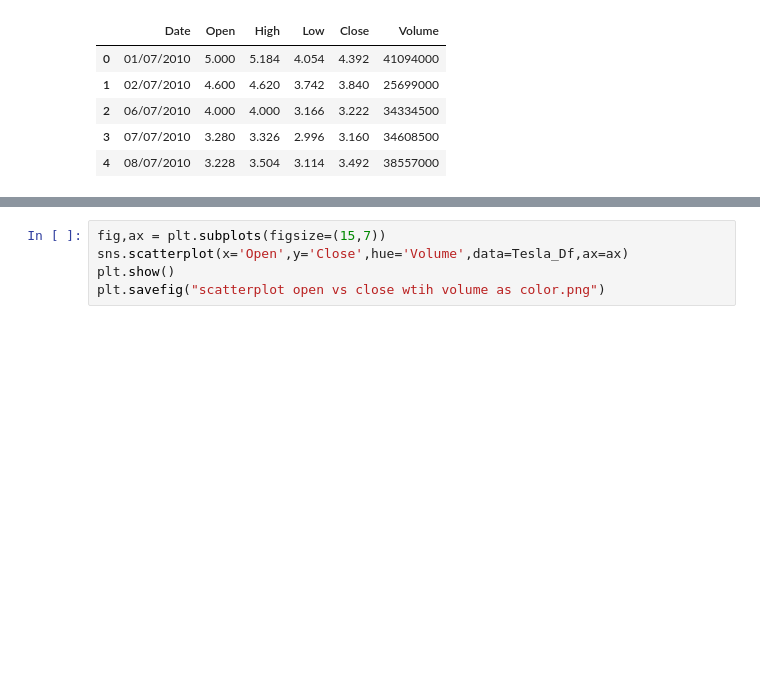
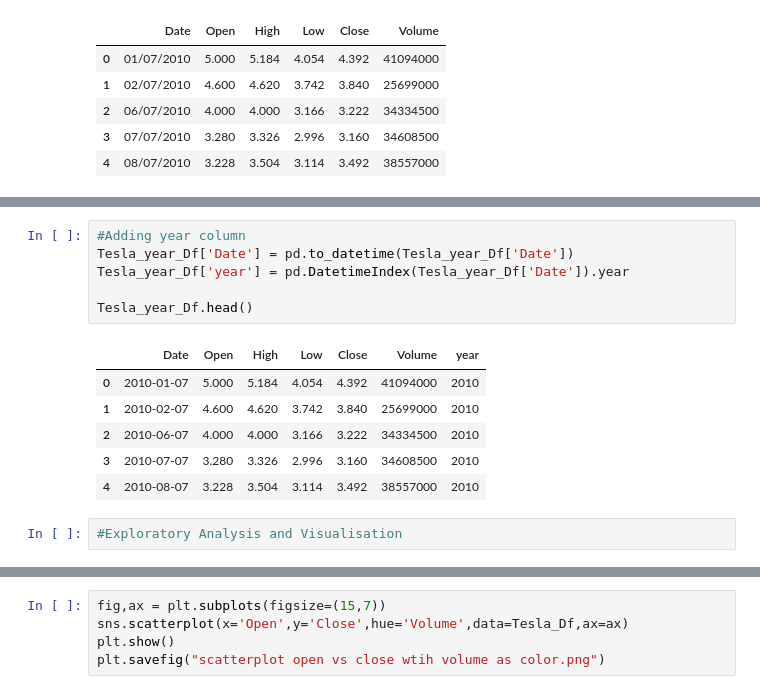
Before and after one commit to anacarol84/Project1_Tesla, a Jupyter notebook: Project-1/DataCleaningnew.ipynb, the cells around one changed output, grey strips where cells are left out. Drawn from its saved outputs; the diff is of its cells as text; blank space fills up the shorter version.

```diff
--- a/Project-1/DataCleaningnew.ipynb
+++ b/Project-1/DataCleaningnew.ipynb
@@ -73,0 +84,15 @@ Tesla_Df.head()
+# %%
+#Adding year column
+Tesla_year_Df['Date'] = pd.to_datetime(Tesla_year_Df['Date'])
+Tesla_year_Df['year'] = pd.DatetimeIndex(Tesla_year_Df['Date']).year
+
+Tesla_year_Df.head()
+# %% [output]
+|  | Date | Open | High | Low | Close | Volume | year |
+| 0 | 2010-01-07 | 5.000 | 5.184 | 4.054 | 4.392 | 41094000 | 2010 |
+| 1 | 2010-02-07 | 4.600 | 4.620 | 3.742 | 3.840 | 25699000 | 2010 |
+| 2 | 2010-06-07 | 4.000 | 4.000 | 3.166 | 3.222 | 34334500 | 2010 |
+| 3 | 2010-07-07 | 3.280 | 3.326 | 2.996 | 3.160 | 34608500 | 2010 |
+| 4 | 2010-08-07 | 3.228 | 3.504 | 3.114 | 3.492 | 38557000 | 2010 |
+# %%
+#Exploratory Analysis and Visualisation
```
Also changed, not shown: parts of 8 cells of this notebook, 2 other files.
